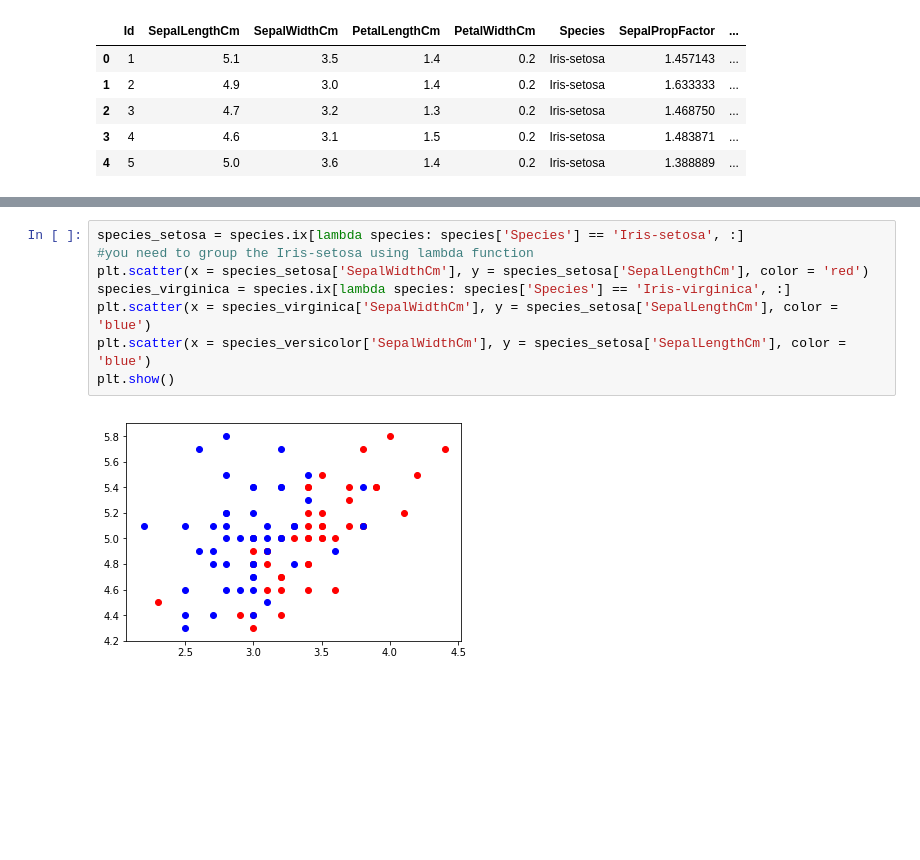
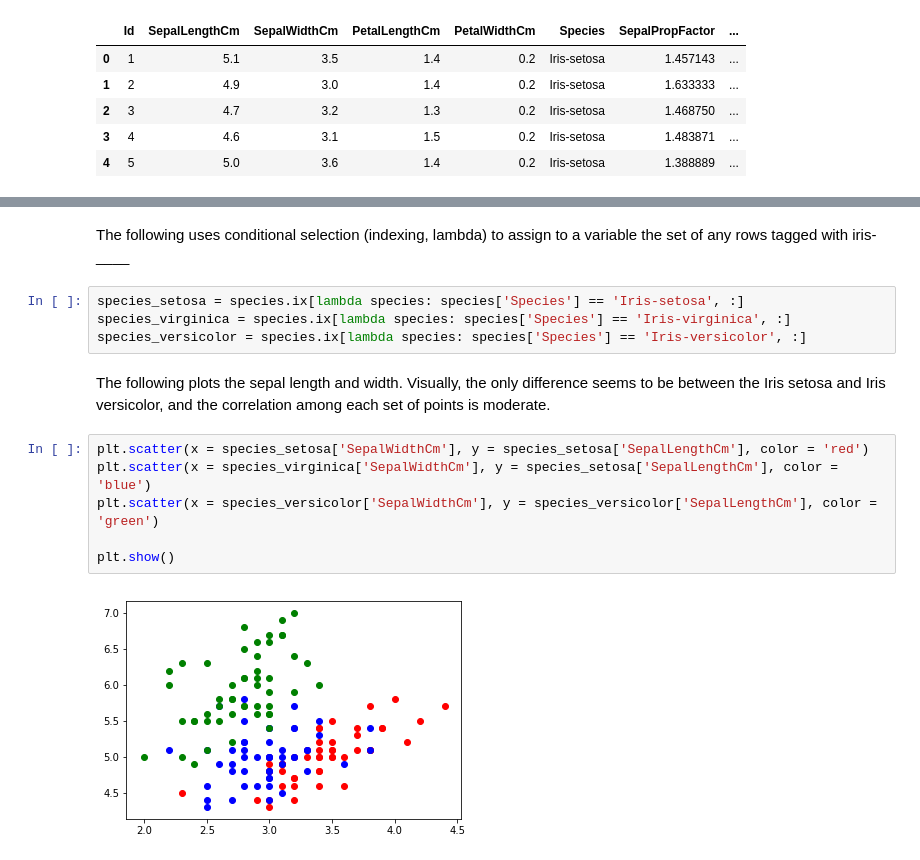
Before and after one commit to bdimas/prep, a Jupyter notebook: iris.ipynb, the cells around one changed output, grey strips where cells are left out. Cells and saved outputs as stored; diff of their text form; blank space fills up the shorter version.

```diff
--- a/iris.ipynb
+++ b/iris.ipynb
@@ -50,10 +28,16 @@ plt.show()
+# %% [markdown]
+The following uses conditional selection (indexing, lambda) to assign to a variable the set of any rows tagged with iris-____
+# %%
+species_setosa = species.ix[lambda species: species['Species'] == 'Iris-setosa', :]
+species_virginica = species.ix[lambda species: species['Species'] == 'Iris-virginica', :]
+species_versicolor = species.ix[lambda species: species['Species'] == 'Iris-versicolor', :]
+# %% [markdown]
+The following plots the sepal length and width. Visually, the only difference seems to be between the Iris setosa and Iris versicolor, and the correlation among each set of points is moderate.
 # %%
-species_setosa = species.ix[lambda species: species['Species'] == 'Iris-setosa', :]
-#you need to group the Iris-setosa using lambda function
 plt.scatter(x = species_setosa['SepalWidthCm'], y = species_setosa['SepalLengthCm'], color = 'red')
-species_virginica = species.ix[lambda species: species['Species'] == 'Iris-virginica', :]
 plt.scatter(x = species_virginica['SepalWidthCm'], y = species_setosa['SepalLengthCm'], color = 'blue')
-plt.scatter(x = species_versicolor['SepalWidthCm'], y = species_setosa['SepalLengthCm'], color = 'blue')
+plt.scatter(x = species_versicolor['SepalWidthCm'], y = species_versicolor['SepalLengthCm'], color = 'green')
+
 plt.show()
 # %% [output]
-[figure, old version]
+[figure, new version]
```
Also changed, not shown: parts of 13 cells of this notebook.
